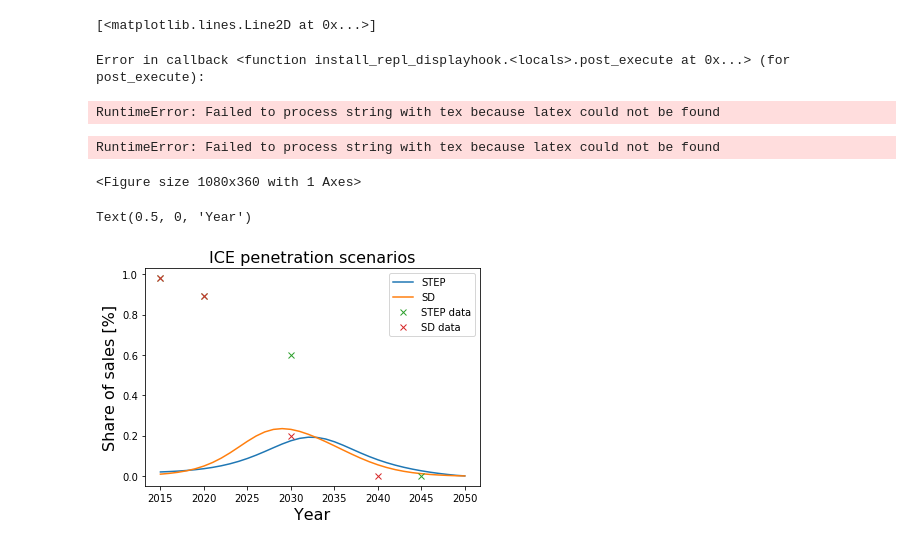
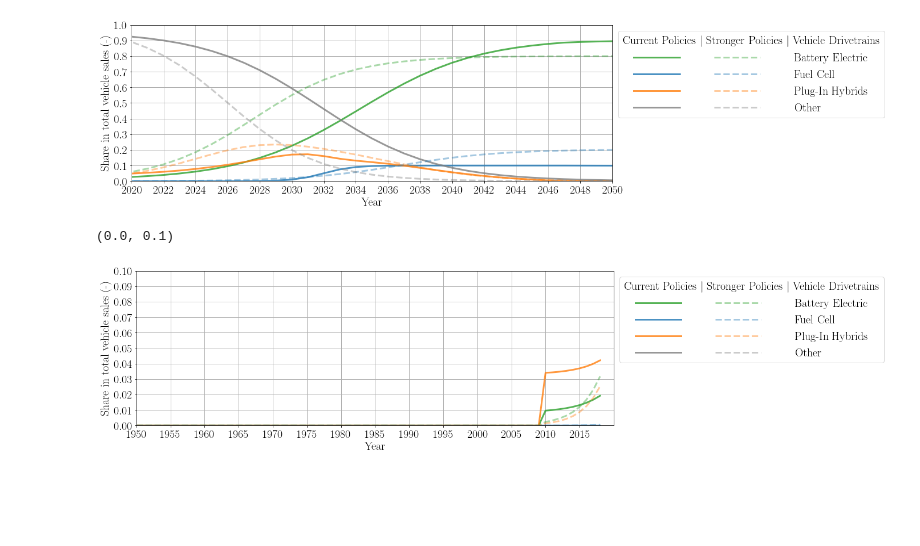
Before and after one commit to fernaag/V2G_in_EU, a Jupyter notebook: data/data_handling_scripts/EV_penetration.ipynb, the cells around one changed output. Drawn from its saved outputs; the diff is of its cells as text; code cells hidden in the pictures; blank space fills up the shorter version.

```diff
--- a/data/data_handling_scripts/EV_penetration.ipynb
+++ b/data/data_handling_scripts/EV_penetration.ipynb
@@ -162,7 +162,7 @@ from logistic import logistic as logistic
 NS = len(df['Scenario'].unique())
 ND = len(df['Drive_train'].unique())
 # Trying logistic
-t = np.arange(1950,2051)
+t = np.arange(2010,2051)
 dt_fit = np.zeros((NS, ND,len(t)))
 # loop over scenarios
 for s_idx in range(NS):
@@ -171,7 +171,7 @@ for s_idx in range(NS):
     for d_idx in range(ND):
         d = df['Drive_train'].unique()[d_idx]
         # logistic fit
-        popt, pcov = curve_fit(logistic, df.loc[(df['Scenario']==s) & (df['Drive_train']==d), 'Year'].values, df.loc[(df['Scenario']==s) & (df['Drive_train']==d), 'Value'].values, bounds=([1950, 0., 0, 0], [2050, 1000, 1, 1])) # Bounds are set as ([low_ti, low_tau, low_Co, low_C1],[high_ti,high_tau, high_Co, high_C1 ])
+        popt, pcov = curve_fit(logistic, df.loc[(df['Scenario']==s) & (df['Drive_train']==d), 'Year'].values, df.loc[(df['Scenario']==s) & (df['Drive_train']==d), 'Value'].values, bounds=([2010, 0., 0, 0], [2050, 1000, 1, 1])) # Bounds are set as ([low_ti, low_tau, low_Co, low_C1],[high_ti,high_tau, high_Co, high_C1 ])
         dt_fit[s_idx,d_idx,:] = logistic(t, *popt)
 # calculate plug-in hybrids via mass-balance
 dt_fit[:,1,:] = np.ones((NS, len(t))) - dt_fit[:,0,:] - dt_fit[:,2,:] - dt_fit[:,3,:]
@@ -181,7 +181,17 @@ dt_fit[:,1,:] = dt_fit[:,1,:].clip(min=0)
 total_share = dt_fit.sum(axis = 1)
 for d_idx in range(ND):
     dt_fit[:, d_idx, :] = dt_fit[:,d_idx,:] / total_share
+# concatenate with pre-EV and pre-PHEV data
+dt_pre = np.zeros((NS, ND, 60))
+# set ICEs to 1
+dt_pre[:, 2, :] = np.ones((NS, 60))
+# concatenate arrays
+dt_fit = np.concatenate((dt_pre, dt_fit), axis = 2)
+t = np.arange(1950,2051)
 # %%
+from matplotlib import rc
+import warnings
+warnings.filterwarnings("ignore")
 # layout
 rc('font',**{'family':'serif','serif':['Computer Modern Roman']})
 rc('text', usetex=True)
@@ -214,12 +224,46 @@ plt.ylim((0, 1))
 plt.savefig('vehicle_sales_drivetrain.pdf', bbox_inches = 'tight')
 plt.savefig('vehicle_sales_drivetrains.png', bbox_inches = 'tight')
 # %% [output]
-[<matplotlib.lines.Line2D at 0x...>]
-Error in callback <function install_repl_displayhook.<locals>.post_execute at 0x...> (for post_execute):
-RuntimeError: Failed to process string with tex because latex could not be found
-RuntimeError: Failed to process string with tex because latex could not be found
-<Figure size 1080x360 with 1 Axes>
+[figure, added]
+# %%
+from matplotlib import rc
+import warnings
+warnings.filterwarnings("ignore")
+# -- historic penetration
+# layout
+rc('font',**{'family':'serif','serif':['Computer Modern Roman']})
+rc('text', usetex=True)
+fig = plt.figure(figsize=[15, 5], facecolor ='white')
+plt.rcParams.update({'font.size': 20})
+transp_steps = 0.8
+transp_sds = 0.4
+# plotting
+# Current policies
+plt.plot(t[0:69], dt_fit[0,0,0:69], label=' ', linewidth = 3, alpha = transp_steps, color = 'tab:green')
+plt.plot(t[0:69], dt_fit[0,3,0:69], label=' ', linewidth = 3, alpha = transp_steps, color = 'tab:blue')
+plt.plot(t[0:69], dt_fit[0,1,0:69], label=' ', linewidth = 3, alpha = transp_steps, color = 'tab:orange')
+plt.plot(t[0:69], dt_fit[0,2,0:69], label=' ', linewidth = 3, alpha = transp_steps, color = 'tab:gray')
+# Stronger policies
+plt.plot(t[0:69], dt_fit[1,0,0:69], label='Battery Electric', linewidth = 3, alpha = transp_sds, color = 'tab:green', linestyle = '--')
+plt.plot(t[0:69], dt_fit[1,3,0:69], label='Fuel Cell', linewidth = 3, alpha = transp_sds, color = 'tab:blue', linestyle = '--')
+plt.plot(t[0:69], dt_fit[1,1,0:69], label='Plug-In Hybrids', linewidth = 3, alpha = transp_sds, color = 'tab:orange', linestyle = '--')
+plt.plot(t[0:69], dt_fit[1,2,0:69], label='Other', linewidth = 3, alpha = transp_sds, color = 'tab:gray', linestyle = '--')
+# data points
+# plt.plot(df.loc[(df['Scenario']=='Low') & (df['Drive_train']=='BEV'), 'Time'].values, df.loc[(df['Scenario']=='Low') & (df['Drive_train']=='BEV'), 'value'].values, 'x', label='Low data')
+plt.legend(loc = 'upper left', bbox_to_anchor=(1,1), title = r'Current Policies $\vert$ Stronger Policies $\vert$ Vehicle Drivetrains', ncol = 2, columnspacing = 0, handletextpad = 3, handlelength = 4)
+plt.ylabel('Share in total vehicle sales (-)')
+# ax.set_title('V2G ratio scenarios'.format(s))
+plt.xlabel('Year')
+plt.grid(linewidth = 1)
+plt.xlim((1950, 2020))
+plt.xticks(np.arange(1950, 2020, 5))
+plt.yticks(np.arange(0, 1.1, 0.01))
+plt.ylim((0, 0.1))
+# %% [output]
+(0.0, 0.1)
+[figure, added]
 # %%
+# do we still need this?
 MyColorCycle = pylab.cm.Paired(np.arange(0,1,0.1)) # select 10 colors from the 'Paired' color map.
 fig, ax = plt.subplots()
 ax.plot(t[65:], dt_fit[0,1,65:], label='STEP')
@@ -230,9 +274,6 @@ ax.legend( loc='best',prop={'size':10})
 ax.set_ylabel('Share of sales [%]',fontsize =16)
 ax.set_title('ICE penetration scenarios'.format(s), fontsize=16)
 ax.set_xlabel('Year',fontsize =16)
-# %% [output]
-Text(0.5, 0, 'Year')
-[figure, removed]
 # %%
 # Change the order of the drive trains to fit the model
 drive_trains = np.zeros((NS, Ng, Nt))
```
Also changed, not shown: parts of 2 cells of this notebook, 6 other files.
